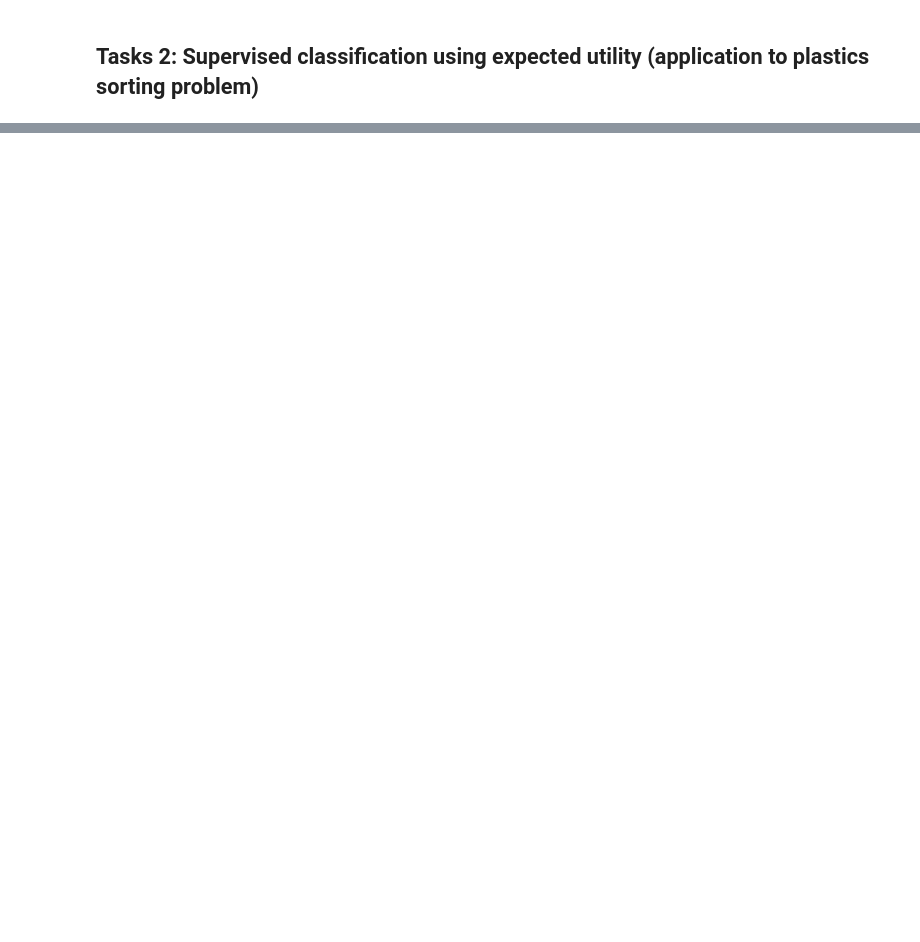
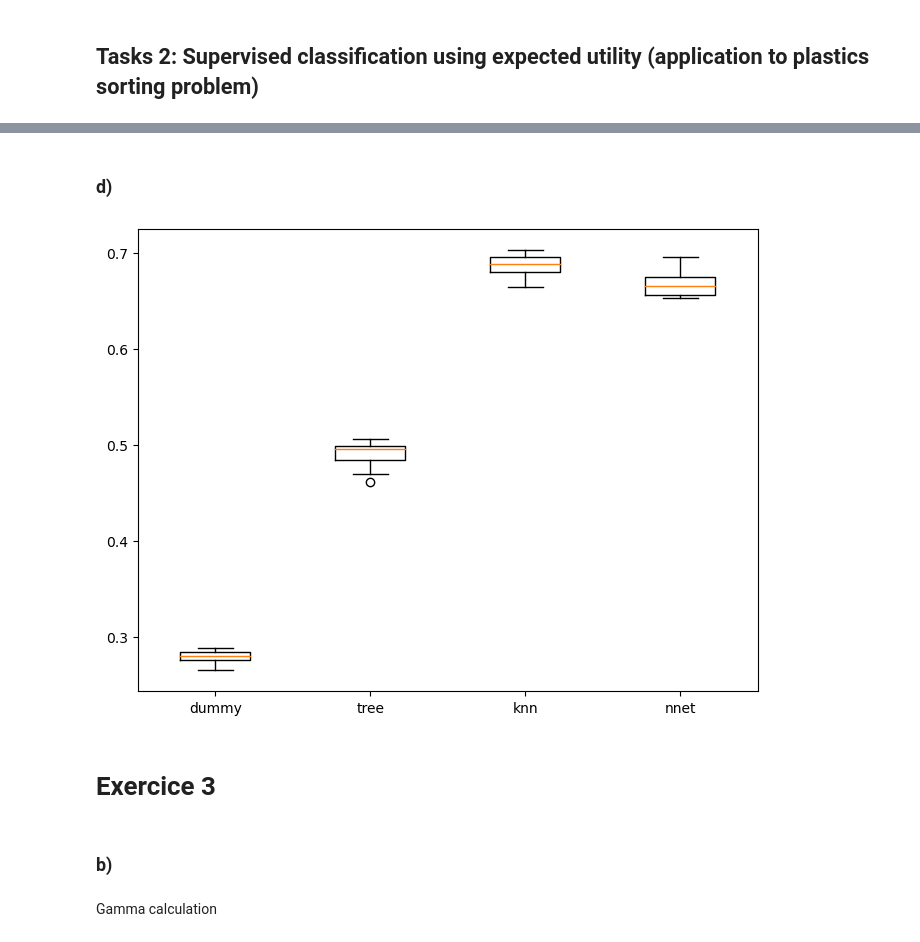
Before and after one commit to LucasTexier/Decision_theory_project, a Jupyter notebook: Decision_theory.ipynb, the cells around one changed output, grey strips where cells are left out. Drawn from its saved outputs; the diff is of its cells as text; code cells hidden in the pictures; blank space fills up the shorter version.

```diff
--- a/Decision_theory.ipynb
+++ b/Decision_theory.ipynb
@@ -508,0 +222,2 @@ Average Expected Utility: 76.60754829168407
+# %% [markdown]
+### d)
@@ -508,0 +231,33 @@ Average Expected Utility: 76.60754829168407
+# %%
+dummy = DummyClassifier(strategy="most_frequent")
+tree = DecisionTreeClassifier(max_depth=1)
+knn = KNeighborsClassifier(n_neighbors=2, n_jobs=-1)
+nnet = MLPClassifier(solver='adam', hidden_layer_sizes=(100), max_iter=1000)
+N = 10
+acc = [[],[],[],[]]
+for i in range(N):
+    X_train, X_test, y_train, y_test = train_test_split(X, Y, test_size=0.2)
+
+    dummy.fit(X_train, y_train)
+    tree.fit(X_train, y_train)
+    knn.fit(X_train, y_train)
+    nnet.fit(X_train, y_train)
+
+
+    acc[0].append(test_data_set(X_test,y_test,dummy))
+    acc[1].append(test_data_set(X_test,y_test,tree))
+    acc[2].append(test_data_set(X_test,y_test,knn))
+    acc[3].append(test_data_set(X_test,y_test,nnet))
+    #acc.append(acc_rf)
+
+categories= ['dummy','tree','knn','nnet',]
+
+plt.figure(figsize=(8, 6))
+plt.boxplot(acc, labels=categories)
+plt.show()
+# %% [output]
+[figure, added]
+# %% [markdown]
+# Exercice 3
+# %% [markdown]
+### b)
@@ -508,0 +282,2 @@ Average Expected Utility: 76.60754829168407
+# %% [markdown]
+Gamma calculation
```
Also changed, not shown: parts of 70 cells of this notebook, 1 other file.
